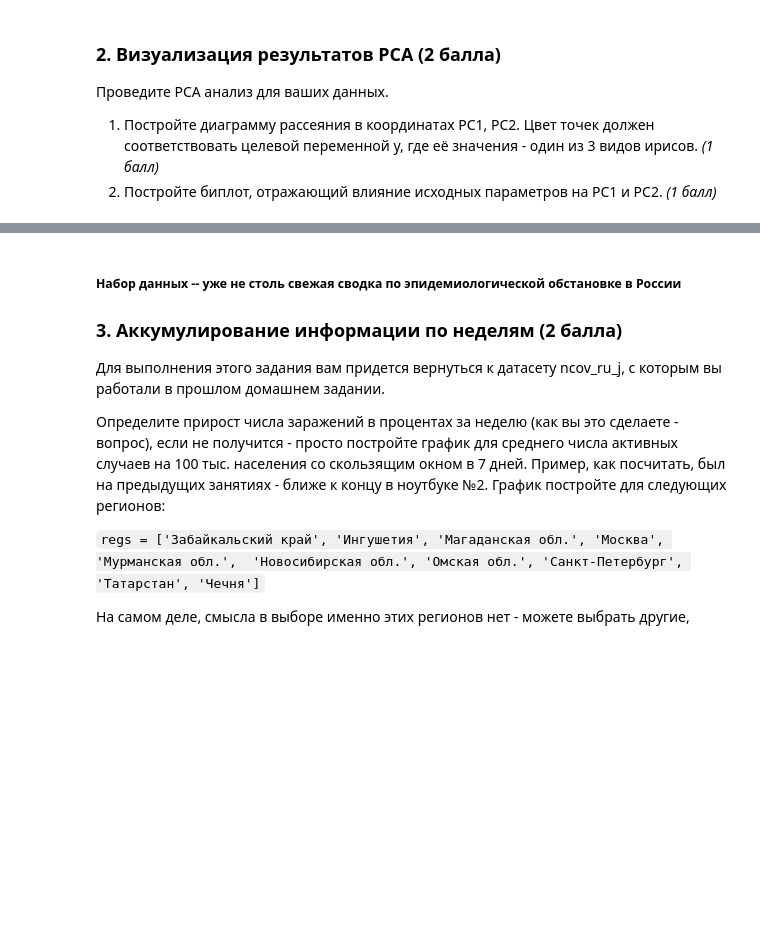
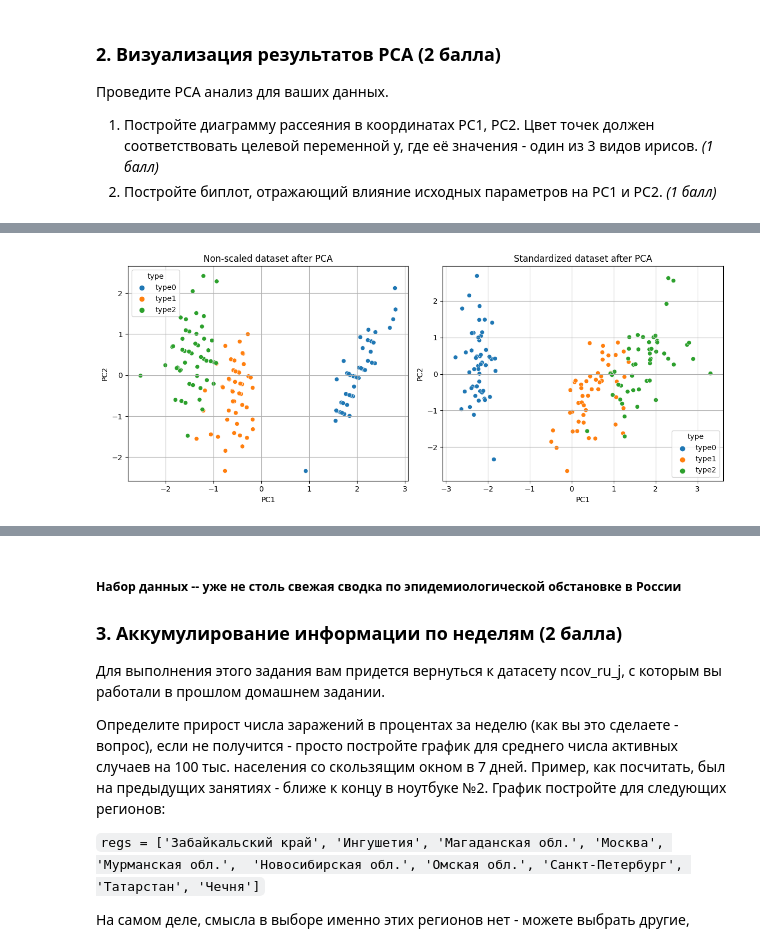
Before and after one commit to vovademar/MML, a Jupyter notebook: HW2/Вальдемар Сергеевич Медведев - ДЗ_2_Графики.ipynb, the cells around one changed output, grey strips where cells are left out. Cells and saved outputs as stored; diff of their text form; code cells hidden in the pictures; blank space fills up the shorter version.

```diff
--- a/HW2/Вальдемар Сергеевич Медведев - ДЗ_2_Графики.ipynb
+++ b/HW2/Вальдемар Сергеевич Медведев - ДЗ_2_Графики.ipynb
@@ -67,0 +109,23 @@ plt.tight_layout();
+# %%
+#X = Xsc.iloc[:, 1:].astype('float64') # убираем метки классов из наших данных
+
+sklearn_pca = PCA(n_components=3) # инициализируем объект класса PCA и говорим ему оставить 2 ГК
+sklearn_transf = pd.DataFrame(sklearn_pca.fit_transform(Xsc), # проводим МГК стандартизованных данных
+                              columns = ['PC1','PC2','PC3'])
+
+sklearn_pca_unsc = PCA(n_components=3) # еще один объект класса PCA
+sklearn_transf_unsc = pd.DataFrame(sklearn_pca_unsc.fit_transform(X), # проводим МГК нешкалированных данных
+                                   columns = ['PC1','PC2','PC3'])
+# а теперь посмотрим на результаты PCA
+fig, (ax1, ax2) = plt.subplots(ncols=2, figsize=(12, 5))
+sns.scatterplot(x = 'PC1', y = 'PC2', data = sklearn_transf_unsc, hue = Y, ax = ax1)
+sns.scatterplot(x = 'PC1', y = 'PC2', data = sklearn_transf, hue = Y, ax = ax2)
+
+ax1.set_title('Non-scaled dataset after PCA')
+ax2.set_title('Standardized dataset after PCA')
+ax1.grid()
+ax2.grid()
+
+plt.tight_layout()
+# %% [output]
+[figure, added]
```
Also changed, not shown: parts of 15 cells of this notebook.
